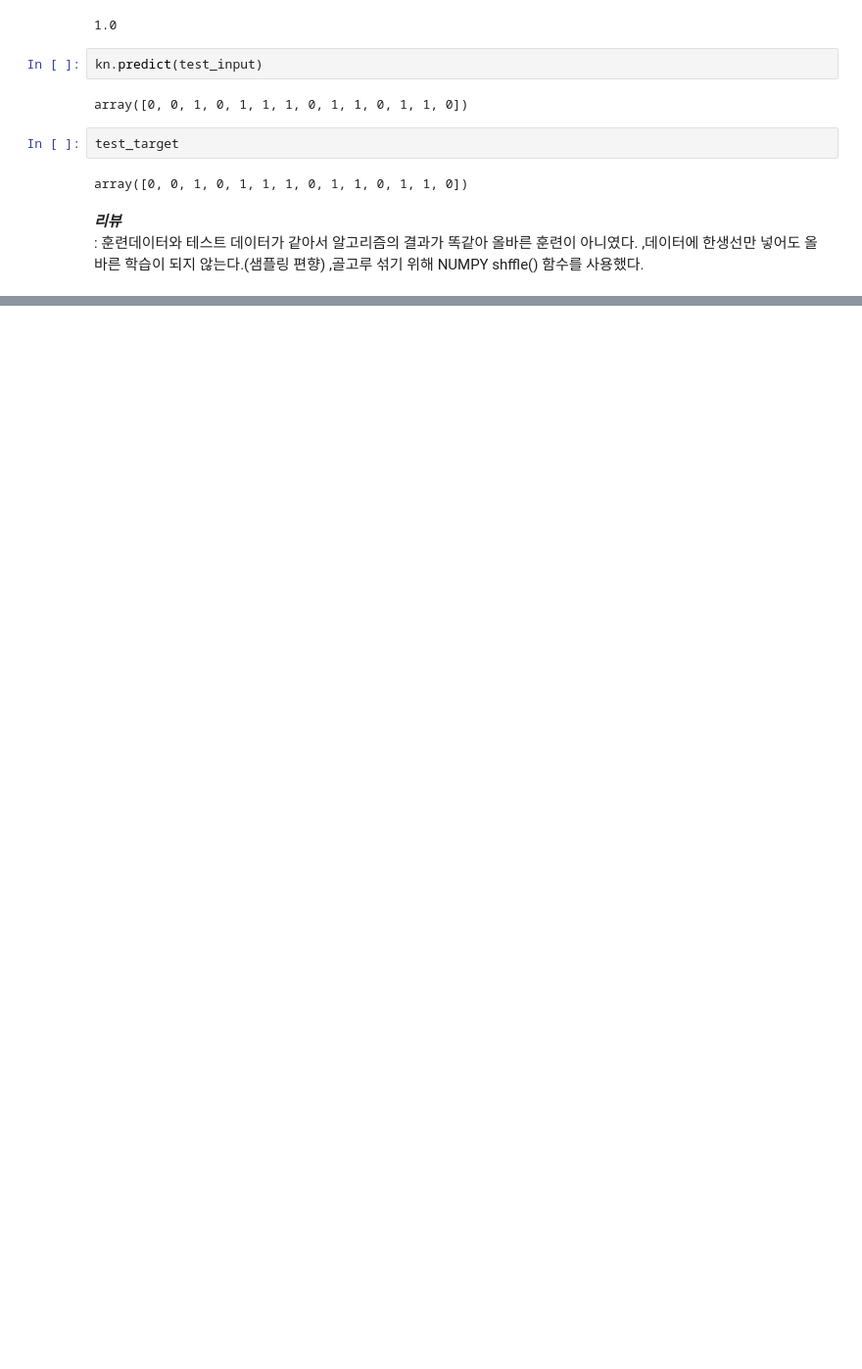
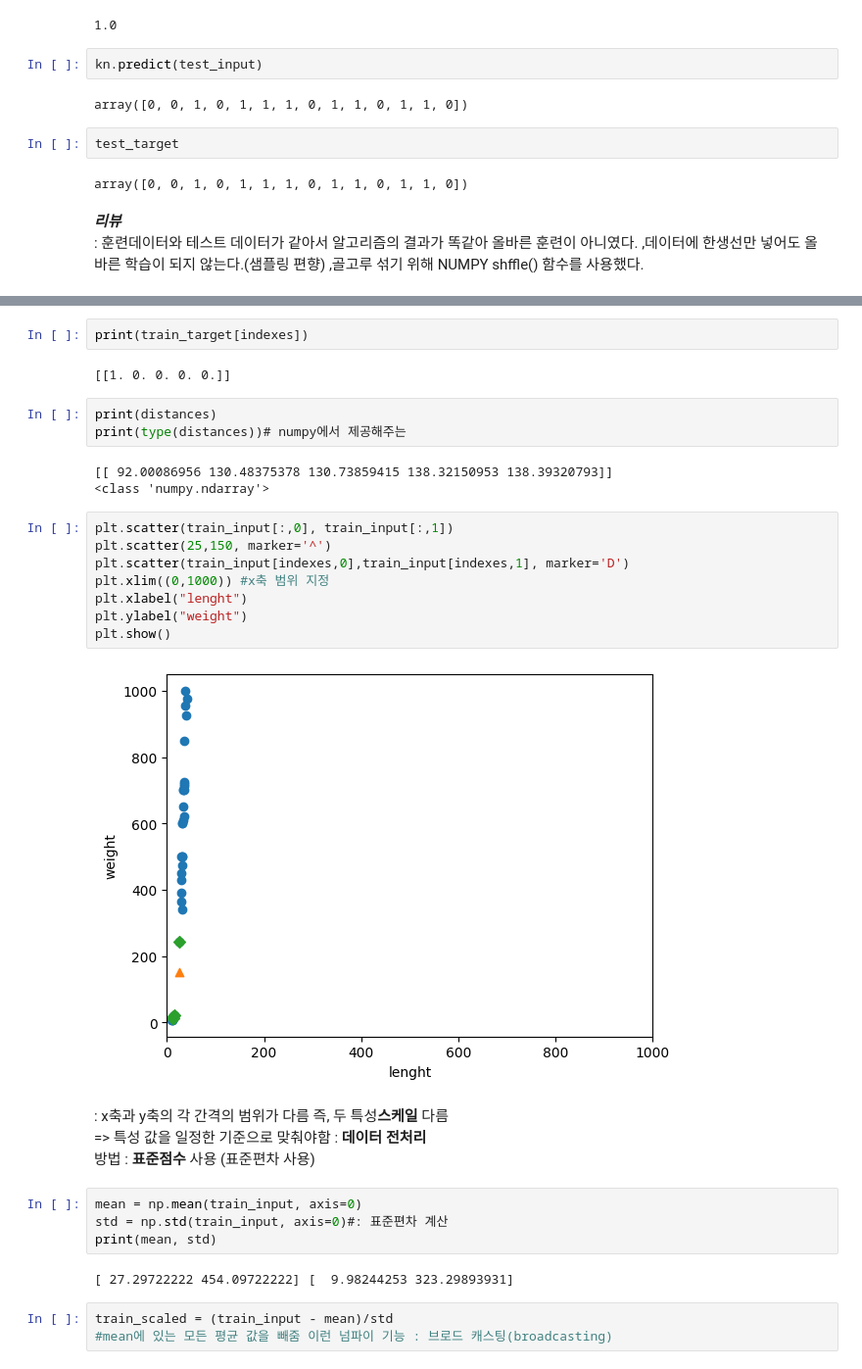
Before and after one commit to soeun823/hon_gong_machine, a Jupyter notebook: chapter2.ipynb, the cells around one changed output, grey strips where cells are left out. Shown: that part at 98% size. Cells and saved outputs as stored; diff of their text form; blank space fills up the shorter version.

```diff
--- a/chapter2.ipynb
+++ b/chapter2.ipynb
@@ -101,0 +213,33 @@ array([0, 0, 1, 0, 1, 1, 1, 0, 1, 1, 0, 1, 1, 0])
+# %%
+print(train_target[indexes])
+# %% [output]
+[[1. 0. 0. 0. 0.]]
+# %%
+print(distances)
+print(type(distances))# numpy에서 제공해주는
+# %% [output]
+[[ 92.00086956 130.48375378 130.73859415 138.32150953 138.39320793]]
+<class 'numpy.ndarray'>
+# %%
+plt.scatter(train_input[:,0], train_input[:,1])
+plt.scatter(25,150, marker='^')
+plt.scatter(train_input[indexes,0],train_input[indexes,1], marker='D')
+plt.xlim((0,1000)) #x축 범위 지정
+plt.xlabel("lenght")
+plt.ylabel("weight")
+plt.show()
+# %% [output]
+[figure, added]
+# %% [markdown]
+: x축과 y축의 각 간격의 범위가 다름 즉, 두 특성**스케일** 다름<br>
+  => 특성 값을 일정한 기준으로 맞춰야함 : **데이터 전처리**<br>
+   방법 : **표준점수** 사용 (표준편차 사용)
+# %%
+mean = np.mean(train_input, axis=0)
+std = np.std(train_input, axis=0)#: 표준편차 계산
+print(mean, std)
+# %% [output]
+[ 27.29722222 454.09722222] [  9.98244253 323.29893931]
+# %%
+train_scaled = (train_input - mean)/std
+#mean에 있는 모든 평균 값을 빼줌 이런 넘파이 기능 : 브로드 캐스팅(broadcasting)
```
Also changed, not shown: parts of 22 cells of this notebook.
